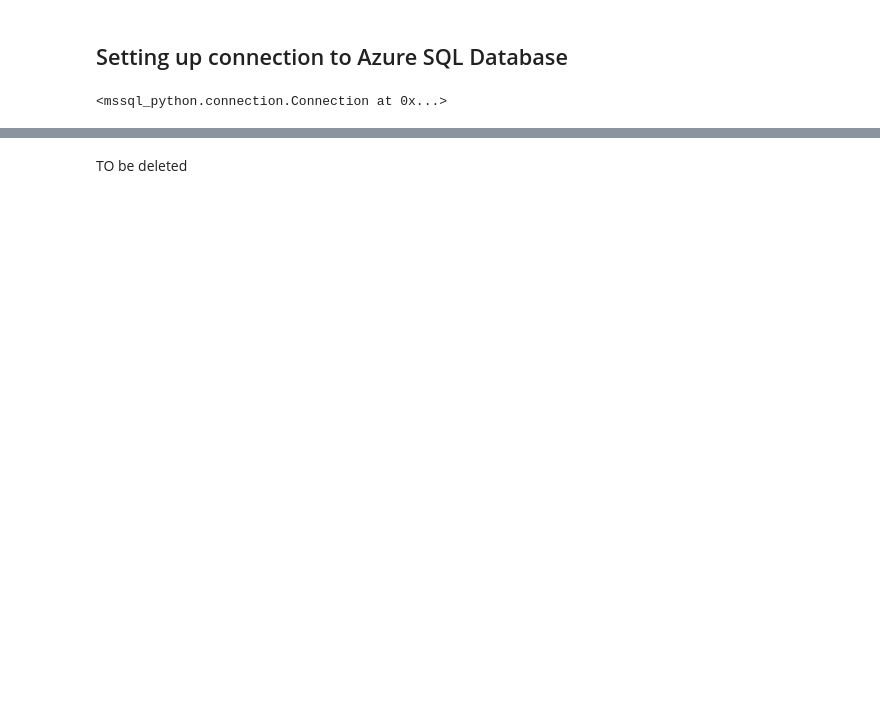
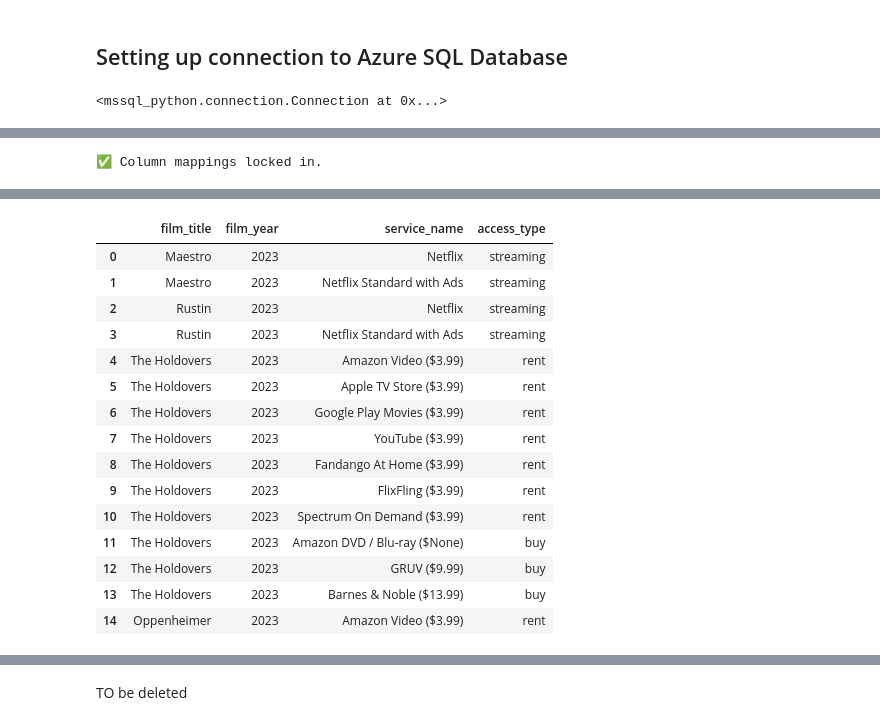
Before and after one commit to jsonavalos/automated-etl-pipeline, a Jupyter notebook: etl/loading/loading.ipynb, the cells around one changed output, grey strips where cells are left out. Cells and saved outputs as stored; diff of their text form; code cells hidden in the pictures; blank space fills up the shorter version.

```diff
--- a/etl/loading/loading.ipynb
+++ b/etl/loading/loading.ipynb
@@ -38,0 +71,60 @@ get_conn()
+# %%
+# Films columns
+film_title_col = "title"
+film_year_col  = "year"
+genre_col      = "genres"
+
+# Streaming columns (NOTE: service values are spread across multiple columns)
+stream_title_col = "name"
+stream_year_col  = "release_year"
+stream_service_cols = ["streaming", "rent", "buy"]  # these contain service names/lists
+
+# Oscars columns
+oscar_year_col  = "year"
+oscar_cat_col   = "category"
+oscar_nom_col   = "name"
+oscar_win_col   = "winner"
+oscar_title_col = "film"
+
+print("✅ Column mappings locked in.")
+# %% [output]
+✅ Column mappings locked in.
+# %%
+import pandas as pd
+
+def split_services(x):
+    """Split service strings into a list. Handles NaN, lists-ish strings, comma/pipe separators."""
+    if pd.isna(x):
+        return []
+    s = str(x).strip()
+    if not s or s.lower() in ("none", "nan", "null", "[]"):
+        return []
+    # normalize common separators
+    s = s.replace("|", ",").replace(";", ",")
+    # remove brackets/quotes if present
+    s = s.replace("[", "").replace("]", "").replace('"', "").replace("'", "")
+    parts = [p.strip() for p in s.split(",")]
+    return [p for p in parts if p]
+
+links = []
+for _, r in streaming_df.iterrows():
+    title = str(r[stream_title_col]).strip() if pd.notna(r[stream_title_col]) else None
+    year  = int(r[stream_year_col]) if pd.notna(r[stream_year_col]) else None
+    if not title:
+        continue
+
+    for access_type in stream_service_cols:
+        for svc in split_services(r.get(access_type)):
+            links.append((title, year, svc, access_type))
+
+stream_links_df = pd.DataFrame(
+    links, columns=["film_title", "film_year", "service_name", "access_type"]
+)
+
+print("✅ stream_links_df built:", stream_links_df.shape)
+print("Unique services:", stream_links_df["service_name"].nunique())
+print("\nTop 10 services:")
+print(stream_links_df["service_name"].value_counts().head(10))
+print("\nPreview rows:")
+display(stream_links_df.head(15))
+# %% [output]
@@ -38,0 +149,16 @@ get_conn()
+|  | film_title | film_year | service_name | access_type |
+| 0 | Maestro | 2023 | Netflix | streaming |
+| 1 | Maestro | 2023 | Netflix Standard with Ads | streaming |
+| 2 | Rustin | 2023 | Netflix | streaming |
+| 3 | Rustin | 2023 | Netflix Standard with Ads | streaming |
+| 4 | The Holdovers | 2023 | Amazon Video ($3.99) | rent |
+| 5 | The Holdovers | 2023 | Apple TV Store ($3.99) | rent |
+| 6 | The Holdovers | 2023 | Google Play Movies ($3.99) | rent |
+| 7 | The Holdovers | 2023 | YouTube ($3.99) | rent |
+| 8 | The Holdovers | 2023 | Fandango At Home ($3.99) | rent |
+| 9 | The Holdovers | 2023 | FlixFling ($3.99) | rent |
+| 10 | The Holdovers | 2023 | Spectrum On Demand ($3.99) | rent |
+| 11 | The Holdovers | 2023 | Amazon DVD / Blu-ray ($None) | buy |
+| 12 | The Holdovers | 2023 | GRUV ($9.99) | buy |
+| 13 | The Holdovers | 2023 | Barnes & Noble ($13.99) | buy |
+| 14 | Oppenheimer | 2023 | Amazon Video ($3.99) | rent |
```
Also changed, not shown: parts of 24 cells of this notebook.
